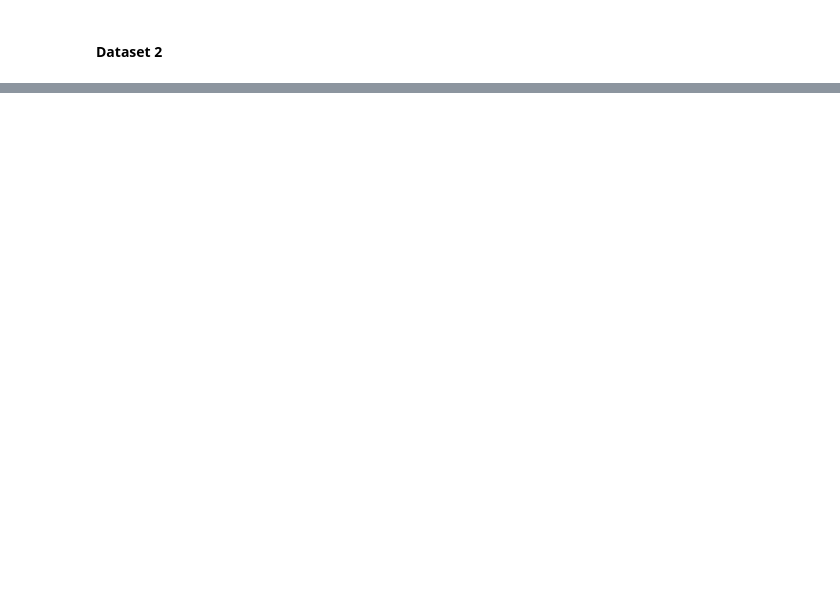
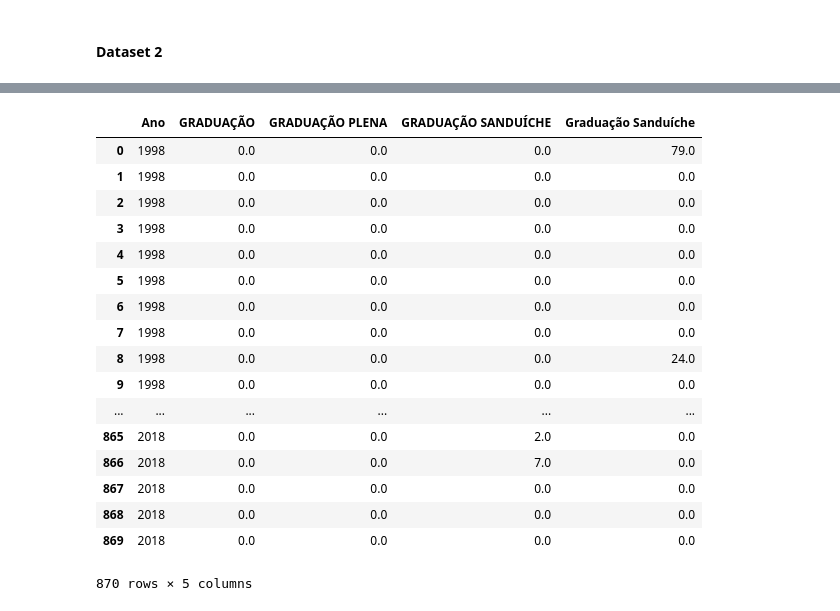
Before and after one commit to sayonarasantos/datavis-course, a Jupyter notebook: project/datavis-test1.ipynb, the cells around one changed output, grey strips where cells are left out. Cells and saved outputs as stored; diff of their text form; code cells hidden in the pictures; blank space fills up the shorter version.

```diff
--- a/project/datavis-test1.ipynb
+++ b/project/datavis-test1.ipynb
@@ -126,0 +202,22 @@ dataset2.to_csv('capes_bolsas_exterior.csv', sep=',', encoding='utf-8')
+# %%
+ds3_1 = dataset3[['Ano','GRADUAÇÃO', 'GRADUAÇÃO PLENA', 'GRADUAÇÃO SANDUÍCHE', 'Graduação Sanduíche']]
+ds3_1
+# %% [output]
+|  | Ano | GRADUAÇÃO | GRADUAÇÃO PLENA | GRADUAÇÃO SANDUÍCHE | Graduação Sanduíche |
+| 0 | 1998 | 0.0 | 0.0 | 0.0 | 79.0 |
+| 1 | 1998 | 0.0 | 0.0 | 0.0 | 0.0 |
+| 2 | 1998 | 0.0 | 0.0 | 0.0 | 0.0 |
+| 3 | 1998 | 0.0 | 0.0 | 0.0 | 0.0 |
+| 4 | 1998 | 0.0 | 0.0 | 0.0 | 0.0 |
+| 5 | 1998 | 0.0 | 0.0 | 0.0 | 0.0 |
+| 6 | 1998 | 0.0 | 0.0 | 0.0 | 0.0 |
+| 7 | 1998 | 0.0 | 0.0 | 0.0 | 0.0 |
+| 8 | 1998 | 0.0 | 0.0 | 0.0 | 24.0 |
+| 9 | 1998 | 0.0 | 0.0 | 0.0 | 0.0 |
+| ... | ... | ... | ... | ... | ... |
+| 865 | 2018 | 0.0 | 0.0 | 2.0 | 0.0 |
+| 866 | 2018 | 0.0 | 0.0 | 7.0 | 0.0 |
+| 867 | 2018 | 0.0 | 0.0 | 0.0 | 0.0 |
+| 868 | 2018 | 0.0 | 0.0 | 0.0 | 0.0 |
+| 869 | 2018 | 0.0 | 0.0 | 0.0 | 0.0 |
+870 rows × 5 columns
```
Also changed, not shown: parts of 16 cells of this notebook, 1 other file.
